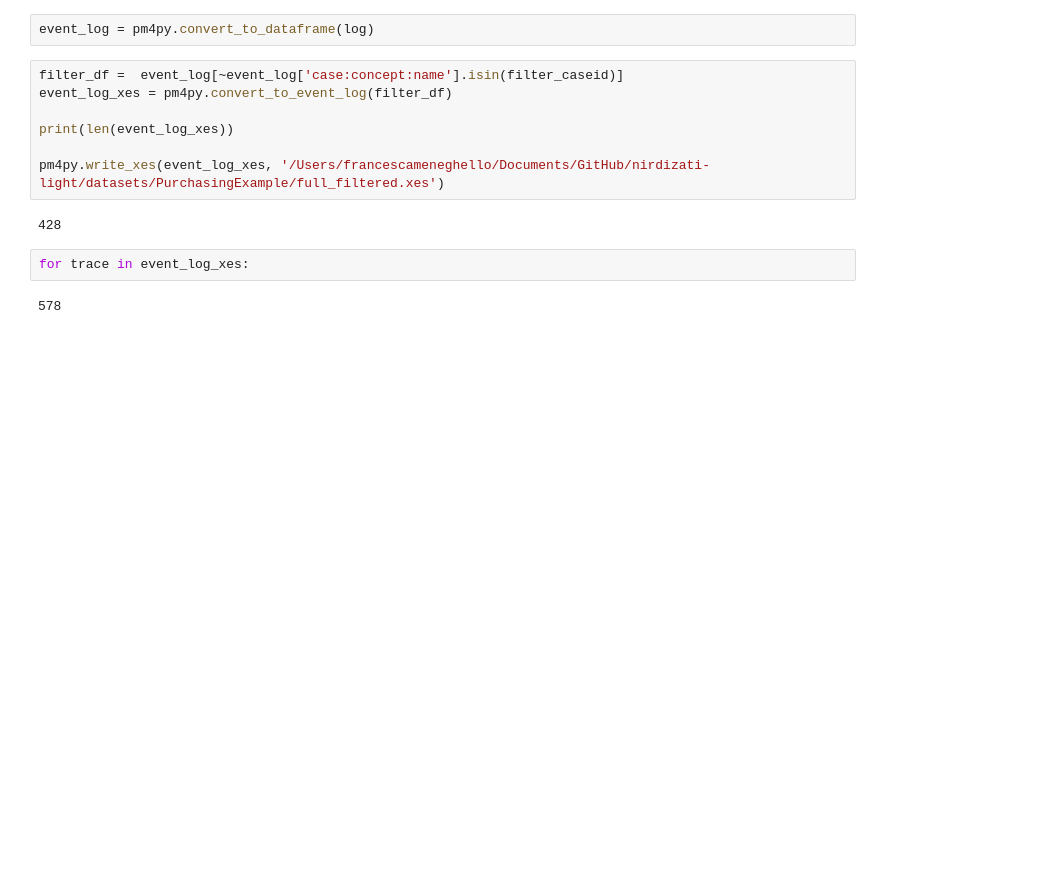
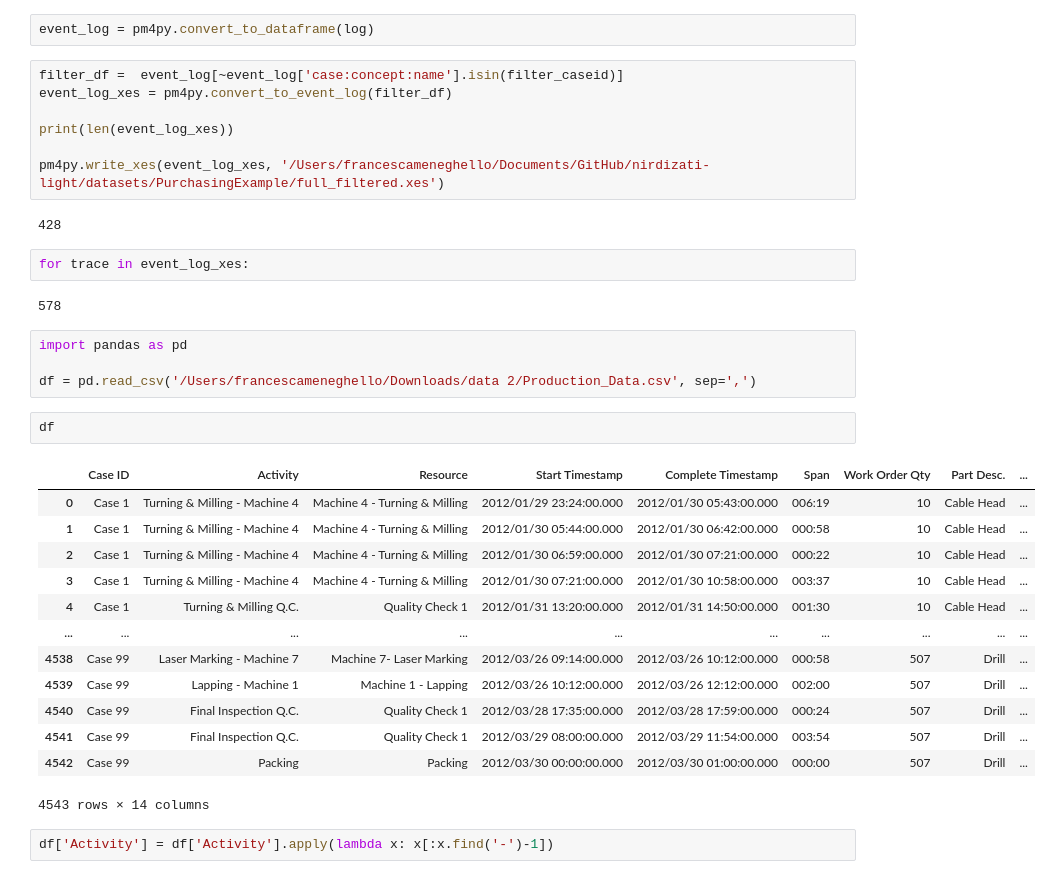
Before and after one commit to rgraziosi-fbk/nirdizati-light, a Jupyter notebook: Add_label.ipynb, the cells around one changed output. Cells and saved outputs as stored; diff of their text form; blank space fills up the shorter version.

```diff
--- a/Add_label.ipynb
+++ b/Add_label.ipynb
@@ -121,3 +121,25 @@ pm4py.write_xes(event_log_xes, '/Users/francescameneghello/Documents/GitHub/nird
 for trace in event_log_xes:
 # %% [output]
 578
+# %%
+import pandas as pd
+
+df = pd.read_csv('/Users/francescameneghello/Downloads/data 2/Production_Data.csv', sep=',')
+# %%
+df
+# %% [output]
+|  | Case ID | Activity | Resource | Start Timestamp | Complete Timestamp | Span | Work Order Qty | Part Desc. | ... |
+| 0 | Case 1 | Turning & Milling - Machine 4 | Machine 4 - Turning & Milling | 2012/01/29 23:24:00.000 | 2012/01/30 05:43:00.000 | 006:19 | 10 | Cable Head | ... |
+| 1 | Case 1 | Turning & Milling - Machine 4 | Machine 4 - Turning & Milling | 2012/01/30 05:44:00.000 | 2012/01/30 06:42:00.000 | 000:58 | 10 | Cable Head | ... |
+| 2 | Case 1 | Turning & Milling - Machine 4 | Machine 4 - Turning & Milling | 2012/01/30 06:59:00.000 | 2012/01/30 07:21:00.000 | 000:22 | 10 | Cable Head | ... |
+| 3 | Case 1 | Turning & Milling - Machine 4 | Machine 4 - Turning & Milling | 2012/01/30 07:21:00.000 | 2012/01/30 10:58:00.000 | 003:37 | 10 | Cable Head | ... |
+| 4 | Case 1 | Turning & Milling Q.C. | Quality Check 1 | 2012/01/31 13:20:00.000 | 2012/01/31 14:50:00.000 | 001:30 | 10 | Cable Head | ... |
+| ... | ... | ... | ... | ... | ... | ... | ... | ... | ... |
+| 4538 | Case 99 | Laser Marking - Machine 7 | Machine 7- Laser Marking | 2012/03/26 09:14:00.000 | 2012/03/26 10:12:00.000 | 000:58 | 507 | Drill | ... |
+| 4539 | Case 99 | Lapping - Machine 1 | Machine 1 - Lapping | 2012/03/26 10:12:00.000 | 2012/03/26 12:12:00.000 | 002:00 | 507 | Drill | ... |
+| 4540 | Case 99 | Final Inspection Q.C. | Quality Check 1 | 2012/03/28 17:35:00.000 | 2012/03/28 17:59:00.000 | 000:24 | 507 | Drill | ... |
+| 4541 | Case 99 | Final Inspection Q.C. | Quality Check 1 | 2012/03/29 08:00:00.000 | 2012/03/29 11:54:00.000 | 003:54 | 507 | Drill | ... |
+| 4542 | Case 99 | Packing | Packing | 2012/03/30 00:00:00.000 | 2012/03/30 01:00:00.000 | 000:00 | 507 | Drill | ... |
+4543 rows × 14 columns
+# %%
+df['Activity'] = df['Activity'].apply(lambda x: x[:x.find('-')-1])
```
Also changed, not shown: parts of 23 cells of this notebook, 13 other files.
